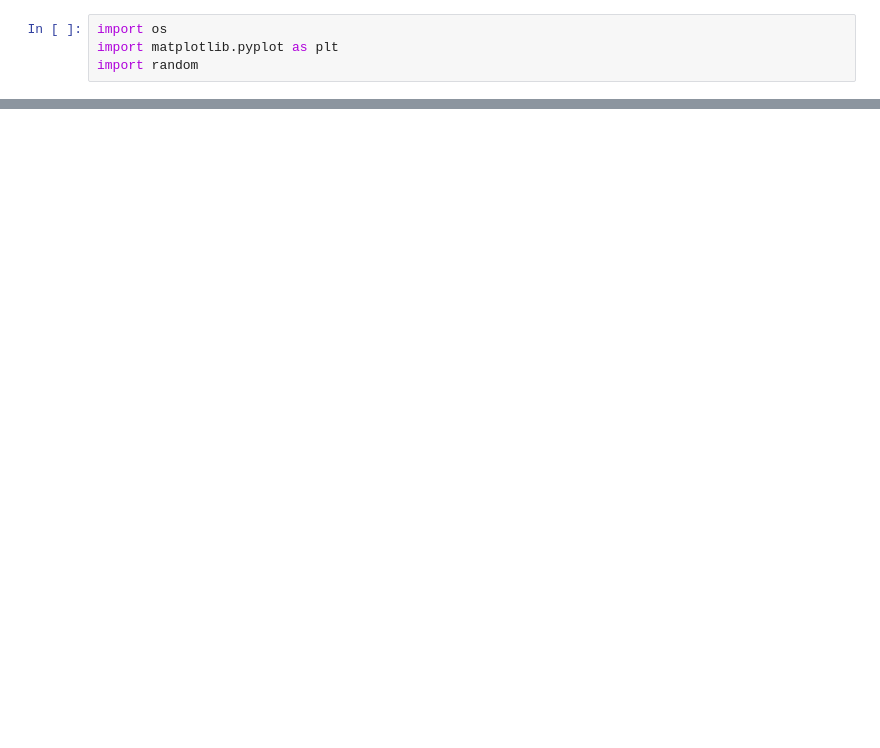
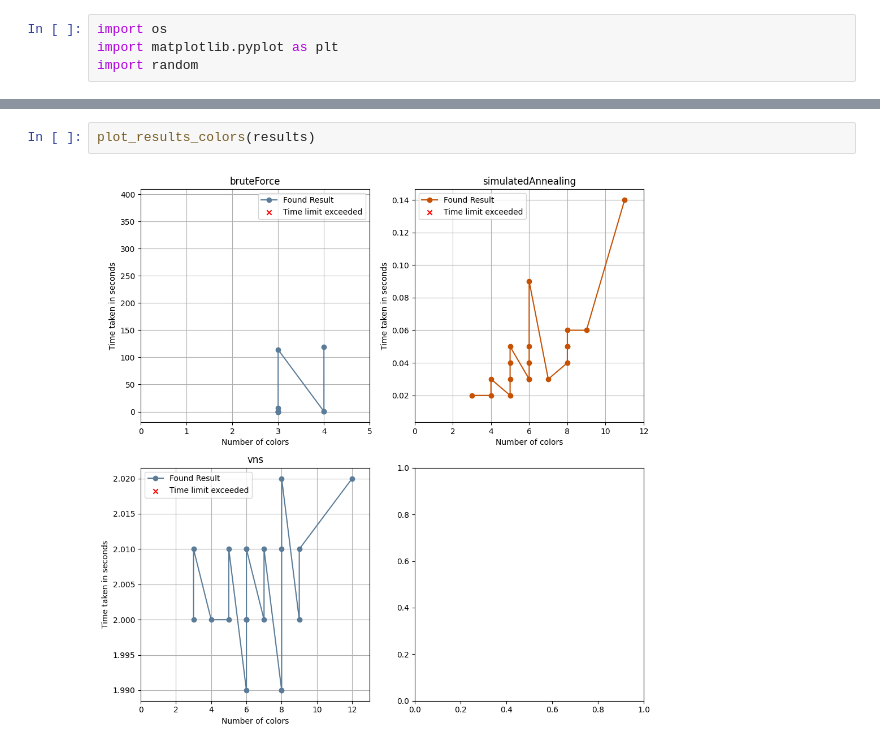
Before and after one commit to andjixi/minimumEdgeColoring, a Jupyter notebook: comparator.ipynb, the cells around one changed output, grey strips where cells are left out. Saved outputs shown, nothing was run; the diff lists cells and outputs as text; blank space fills up the shorter version.

```diff
--- a/comparator.ipynb
+++ b/comparator.ipynb
@@ -179,0 +234,4 @@ plot_results_time(results)
+# %%
+plot_results_colors(results)
+# %% [output]
+[figure, added]
```
Also changed, not shown: parts of 6 cells of this notebook.
